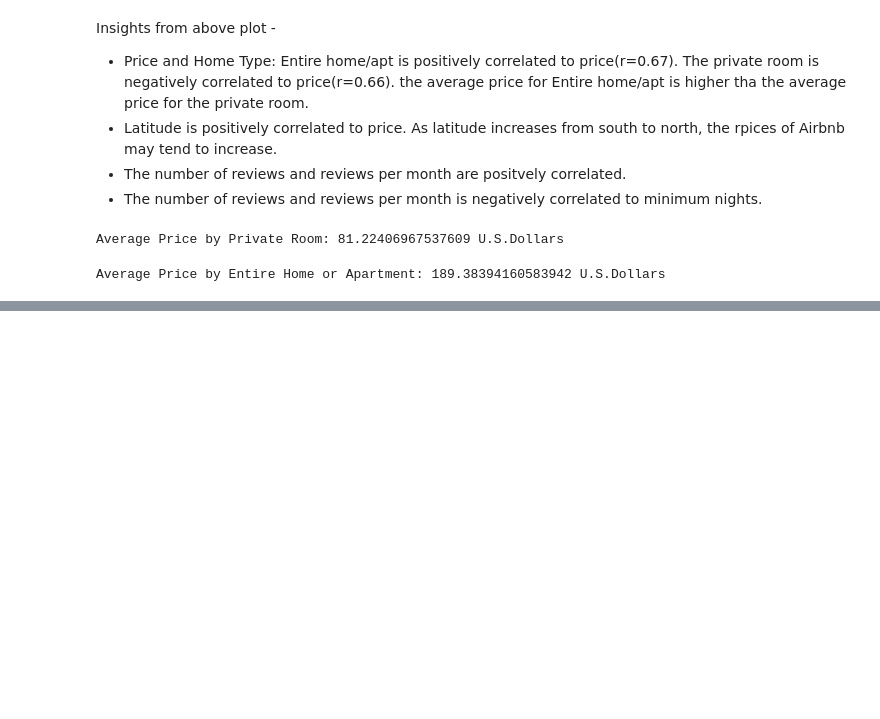
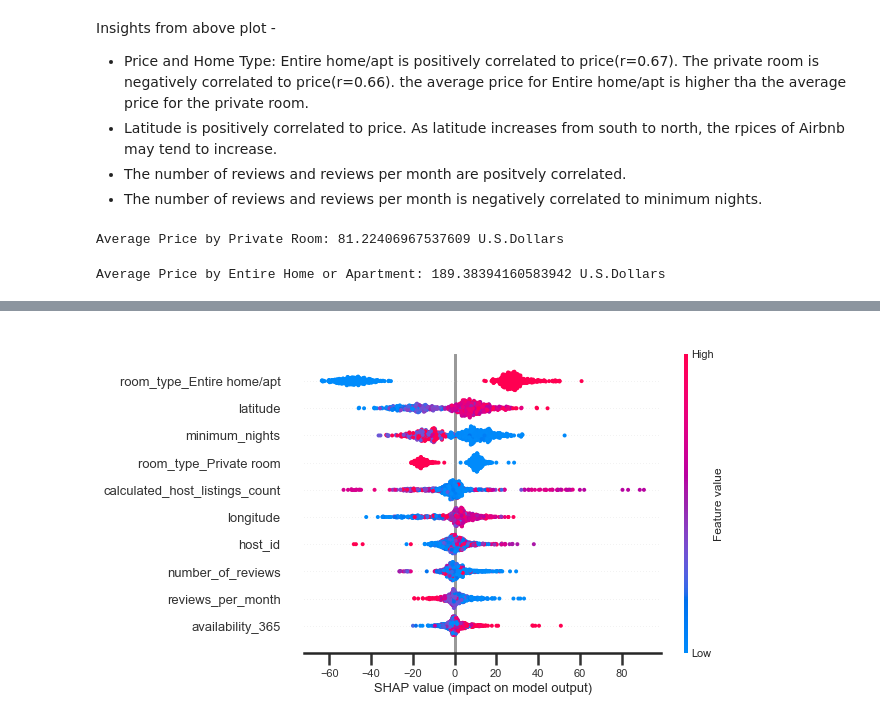
Before and after one commit to ochoa-jessica/Boston_Airbnb, a Jupyter notebook: Boston_Airbnb_Analysis.ipynb, the cells around one changed output, grey strips where cells are left out. Cells and saved outputs as stored; diff of their text form; code cells hidden in the pictures; blank space fills up the shorter version.

```diff
--- a/Boston_Airbnb_Analysis.ipynb
+++ b/Boston_Airbnb_Analysis.ipynb
@@ -570,0 +825,7 @@ Average Price by Entire Home or Apartment: 189.38394160583942 U.S.Dollars
+# %%
+random_forest_model_shap_values = shap.TreeExplainer(random_forest_model)
+shap_values = random_forest_model_shap_values.shap_values(X_test)
+# %%
+shap.summary_plot(shap_values, X_test)
+# %% [output]
+[figure, added]
```
Also changed, not shown: parts of 43 cells of this notebook, 7 other files.
